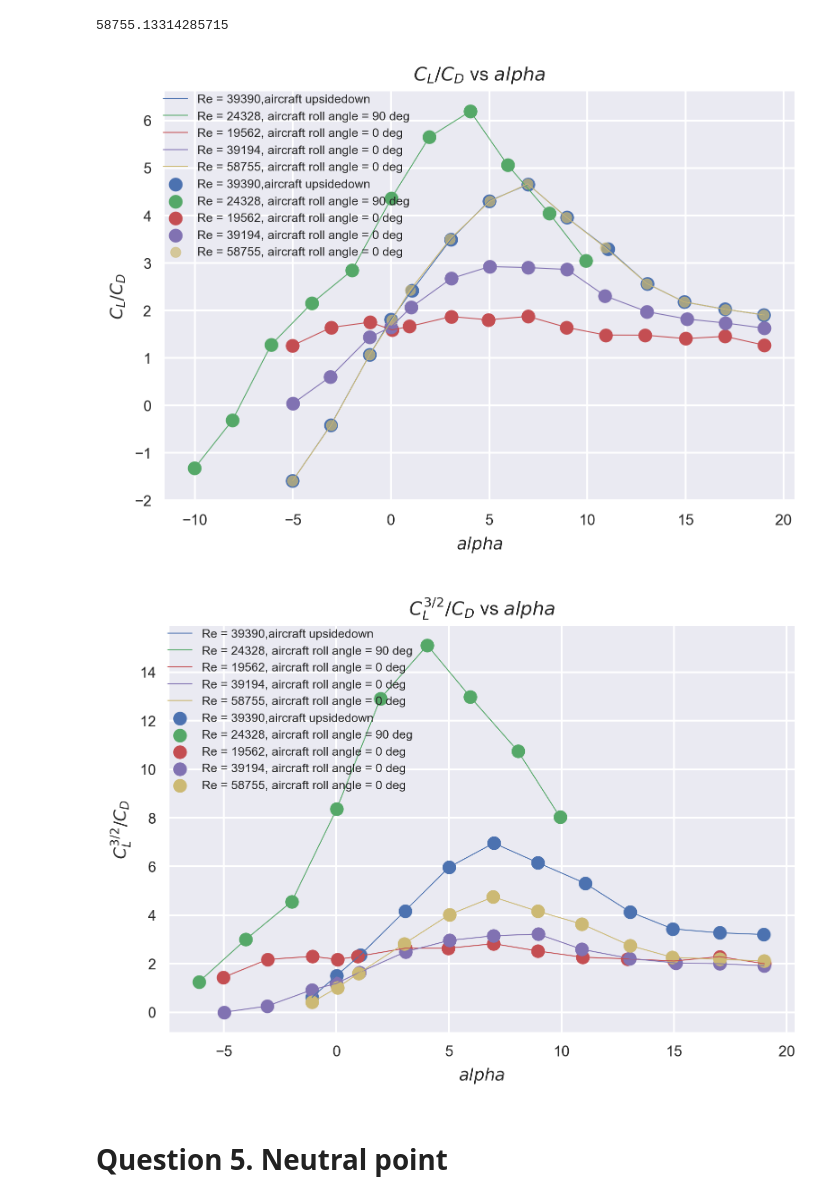
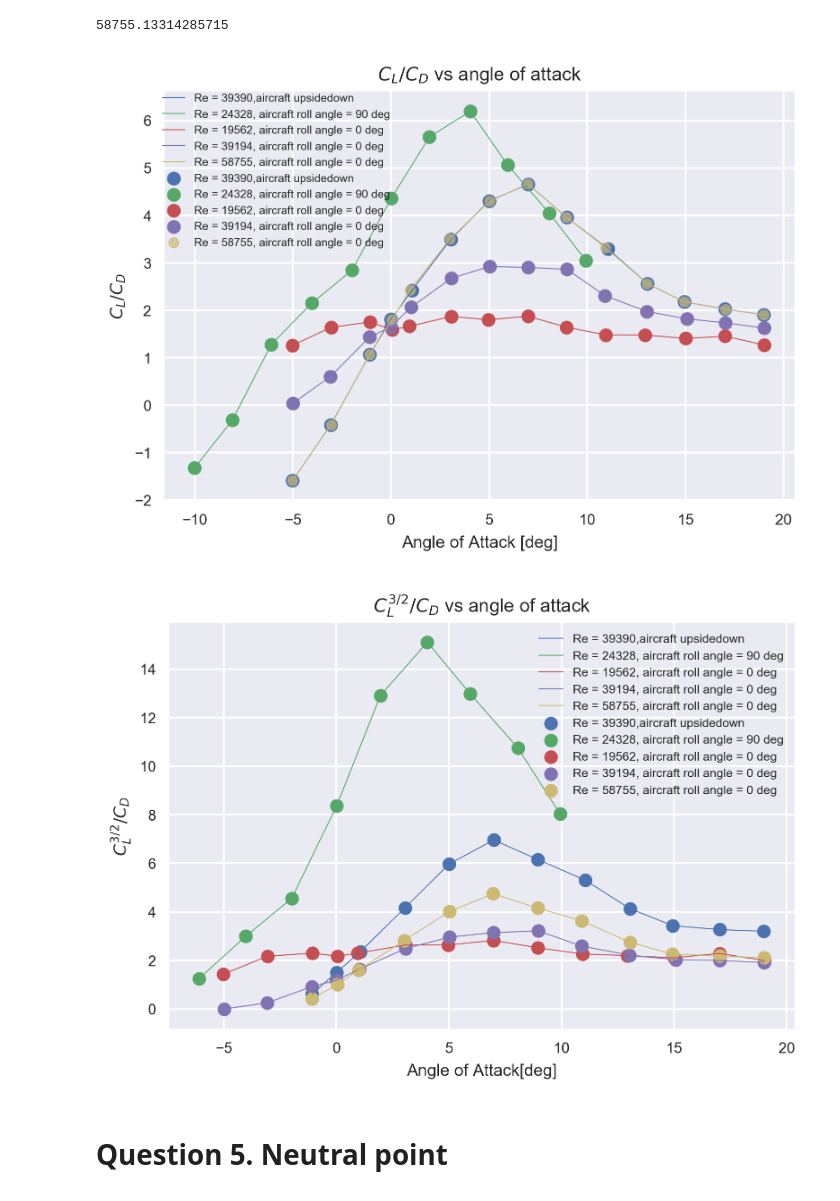
Before and after one commit to RandyChen233/AE460-aerodynamics-propulsion-Lab, a Jupyter notebook: design_lab/data_processing.ipynb, the cells around one changed output. Drawn from its saved outputs; the diff is of its cells as text; code cells hidden in the pictures.

```diff
--- a/design_lab/data_processing.ipynb
+++ b/design_lab/data_processing.ipynb
@@ -662,46 +662,46 @@ plt.plot(df_list[2]['Angle of Attack[deg]'],df_list[2]['Lift Coef']/df_list[2]['
 plt.scatter(df_list[3]['Angle of Attack[deg]'],df_list[3]['Lift Coef']/df_list[3]['Drag Coef'],label='Re = 58755, aircraft roll angle = 0 deg',alpha=0.7,s=30)
 plt.plot(df_list[3]['Angle of Attack[deg]'],df_list[3]['Lift Coef']/df_list[3]['Drag Coef'],label='Re = 58755, aircraft roll angle = 0 deg')
 #sns.lineplot(x='Lift Coef',y='Drag Coef',data=df_upsideDown[1],label='Velocity=80ft/s');
-plt.legend(fontsize=6.5,loc = 'upper left',bbox_to_anchor=(-0.02, 0.02, 0.5, 1.0))
+plt.legend(fontsize=6,loc = 'upper left',bbox_to_anchor=(-0.02, 0.02, 0.5, 1.0))
 #plt.ylim(-2,5)
 #plt.yticks(np.arange(0.2,1.7,step=0.2));
 #plt.xticks(np.arange(-0.8,3.0,step=0.2));
 plt.ylabel('$C_L/C_D$',fontsize=9);
-plt.xlabel('$alpha$',fontsize=9);
-plt.title('$C_L/C_D$ vs $alpha$',fontsize=10);
+plt.xlabel('Angle of Attack [deg]',fontsize=9);
+plt.title('$C_L/C_D$ vs angle of attack',fontsize=10);
 plt.savefig('lift-to-drag.png',dpi=300);
 # %% [output]
-[figure, old version]
+[figure, new version]
 # %%
 # plot C_L^(3/2)/C_D:
 
 %matplotlib inline
 plt.figure(dpi=300);
 plt.scatter(df_upsideDown[1]['Angle of Attack[deg]'],df_upsideDown[1]['Lift Coef']**(3/2)/df_upsideDown[1]['Drag Coef'],label='Re = 39390,aircraft upsidedown')
 plt.plot(df_upsideDown[1]['Angle of Attack[deg]'],df_upsideDown[1]['Lift Coef']**(3/2)/df_upsideDown[1]['Drag Coef'],label='Re = 39390,aircraft upsidedown')
 
 plt.scatter(df_list_yaw[1]['Angle of Attack[deg]'],df_list_yaw[1]['Lift Coef']**(3/2)/df_list_yaw[1]['Drag Coef'],label='Re = 24328, aircraft roll angle = 90 deg')
 plt.plot(df_list_yaw[1]['Angle of Attack[deg]'],df_list_yaw[1]['Lift Coef']**(3/2)/df_list_yaw[1]['Drag Coef'],label='Re = 24328, aircraft roll angle = 90 deg')
 
 plt.scatter(df_list[1]['Angle of Attack[deg]'],df_list[1]['Lift Coef']**(3/2)/df_list[1]['Drag Coef'],label='Re = 19562, aircraft roll angle = 0 deg')
 plt.plot(df_list[1]['Angle of Attack[deg]'],df_list[1]['Lift Coef']**(3/2)/df_list[1]['Drag Coef'],label='Re = 19562, aircraft roll angle = 0 deg')
 
 plt.scatter(df_list[2]['Angle of Attack[deg]'],df_list[2]['Lift Coef']**(3/2)/df_list[2]['Drag Coef'],label='Re = 39194, aircraft roll angle = 0 deg')
 plt.plot(df_list[2]['Angle of Attack[deg]'],df_list[2]['Lift Coef']**(3/2)/df_list[2]['Drag Coef'],label='Re = 39194, aircraft roll angle = 0 deg')
 
 plt.scatter(df_list[3]['Angle of Attack[deg]'],df_list[3]['Lift Coef']**(3/2)/df_list[3]['Drag Coef'],label='Re = 58755, aircraft roll angle = 0 deg')
 plt.plot(df_list[3]['Angle of Attack[deg]'],df_list[3]['Lift Coef']**(3/2)/df_list[3]['Drag Coef'],label='Re = 58755, aircraft roll angle = 0 deg')
 #sns.lineplot(x='Lift Coef',y='Drag Coef',data=df_upsideDown[1],label='Velocity=80ft/s');
-plt.legend(fontsize=6.5,loc = 'upper left',bbox_to_anchor=(-0.02, 0.02, 0.5, 1.0))
+plt.legend(fontsize=6.5,loc = 'upper right')#bbox_to_anchor=(0.55, 0.0, 0.5, 1.0))
 #plt.ylim(-2,5)
 #plt.yticks(np.arange(0.2,1.7,step=0.2));
 #plt.xticks(np.arange(-0.8,3.0,step=0.2));
 plt.ylabel('$C_L^{3/2}/C_D$',fontsize=9);
-plt.xlabel('$alpha$',fontsize=9);
-plt.title('$C_L^{3/2}/C_D$ vs $alpha$',fontsize=10);
+plt.xlabel('Angle of Attack[deg]',fontsize=9);
+plt.title('$C_L^{3/2}/C_D$ vs angle of attack',fontsize=10);
 plt.savefig('lift_drag_range.png',dpi=300);
 # %% [output]
-[figure, old version]
+[figure, new version]
 # %% [markdown]
 # Question 5. Neutral point
 # %% [markdown]
```
Also changed, not shown: parts of 6 cells of this notebook, 3 other files.
